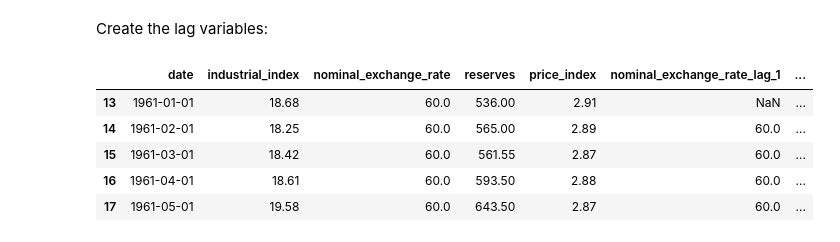
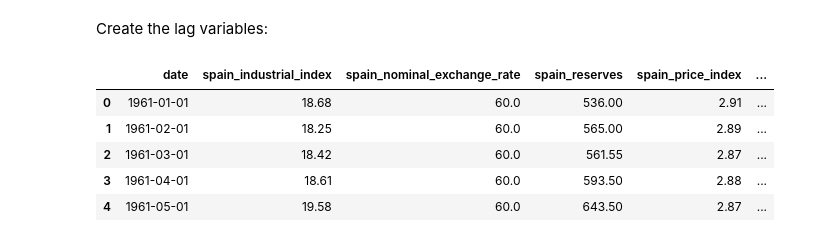
Before and after one commit to ruikai30/ec1b1_group_10, a Jupyter notebook: notebook.ipynb, the cells around one changed output. Drawn from its saved outputs; the diff is of its cells as text; code cells hidden in the pictures.

```diff
--- a/notebook.ipynb
+++ b/notebook.ipynb
@@ -55,7 +55,7 @@ spain_4 = spain_3
 spain_4['date'] = spain_4['date'].apply(lambda x: datetime.strptime(x, '%b %Y'))
 # %%
 spain_5 = spain_4
-spain_columns = ['industrial_index', 'nominal_exchange_rate', 'reserves', 'price_index']
+spain_columns = ['spain_industrial_index', 'spain_nominal_exchange_rate', 'spain_reserves', 'spain_price_index']
 for column in spain_columns:
     spain_5[column] = pd.to_numeric(spain_5[column])
     spain_5[column] = spain_5[column].round(2)
@@ -75,13 +75,13 @@ spain_basic_cleaned = spain_5
 # %%
 # Repeat first step using code from Spain
 us_1 = us_1 \
-    .rename(columns={'International Financial Statistics (IFS)': 'date', 'Unnamed: 1': 'reserves', 'Unnamed: 2': 'price_index'}) \
+    .rename(columns={'International Financial Statistics (IFS)': 'date', 'Unnamed: 1': 'us_reserves', 'Unnamed: 2': 'us_price_index'}) \
     .dropna()
 
 # Tidy the data using similar process
 us_1['date'] = us_1['date'].apply(lambda x: datetime.strptime(x, '%b %Y'))
 
-for column in ['reserves', 'price_index']:
+for column in ['us_reserves', 'us_price_index']:
     us_1[column] = pd.to_numeric(us_1[column])
     us_1[column] = us_1[column].round(2)
 
@@ -99,5 +99,7 @@ us_basic_cleaned.head()
 # **Data manipulation**
 # %% [markdown]
 Define real exchange rate
+# %%
+merged_1 = pd.merge(spain_basic_cleaned, us_basic_cleaned, on = 'date')
 # %% [markdown]
 Create the lag variables:
@@ -115,9 +106,21 @@ us1['price_index_lag_1'] = us1['price_index'].shift(1)
+# %%
+# For Spain
+merged_1['spain_nominal_exchange_rate_lag_1'] = merged_1['spain_nominal_exchange_rate'].shift(1)
+merged_1['spain_price_index_lag_1'] = merged_1['spain_price_index'].shift(1)
+merged_1['spain_industrial_index_lag_1'] = merged_1['spain_industrial_index'].shift(1)
+merged_1['spain_industrial_index_lag_12'] = merged_1['spain_industrial_index'].shift(12)
+
+# For US
+merged_1['us_price_index_lag_1'] = merged_1['us_price_index'].shift(1)
+
+# Save as new dataframe
+merged_2 = merged_1
 # %%
-spain1.head()
+merged_2.head()
 # %% [output]
-|  | date | industrial_index | nominal_exchange_rate | reserves | price_index | nominal_exchange_rate_lag_1 | ... |
-| 13 | 1961-01-01 | 18.68 | 60.0 | 536.00 | 2.91 | NaN | ... |
-| 14 | 1961-02-01 | 18.25 | 60.0 | 565.00 | 2.89 | 60.0 | ... |
-| 15 | 1961-03-01 | 18.42 | 60.0 | 561.55 | 2.87 | 60.0 | ... |
-| 16 | 1961-04-01 | 18.61 | 60.0 | 593.50 | 2.88 | 60.0 | ... |
-| 17 | 1961-05-01 | 19.58 | 60.0 | 643.50 | 2.87 | 60.0 | ... |
+|  | date | spain_industrial_index | spain_nominal_exchange_rate | spain_reserves | spain_price_index | ... |
+| 0 | 1961-01-01 | 18.68 | 60.0 | 536.00 | 2.91 | ... |
+| 1 | 1961-02-01 | 18.25 | 60.0 | 565.00 | 2.89 | ... |
+| 2 | 1961-03-01 | 18.42 | 60.0 | 561.55 | 2.87 | ... |
+| 3 | 1961-04-01 | 18.61 | 60.0 | 593.50 | 2.88 | ... |
+| 4 | 1961-05-01 | 19.58 | 60.0 | 643.50 | 2.87 | ... |
```
Also changed, not shown: parts of 9 cells of this notebook.
